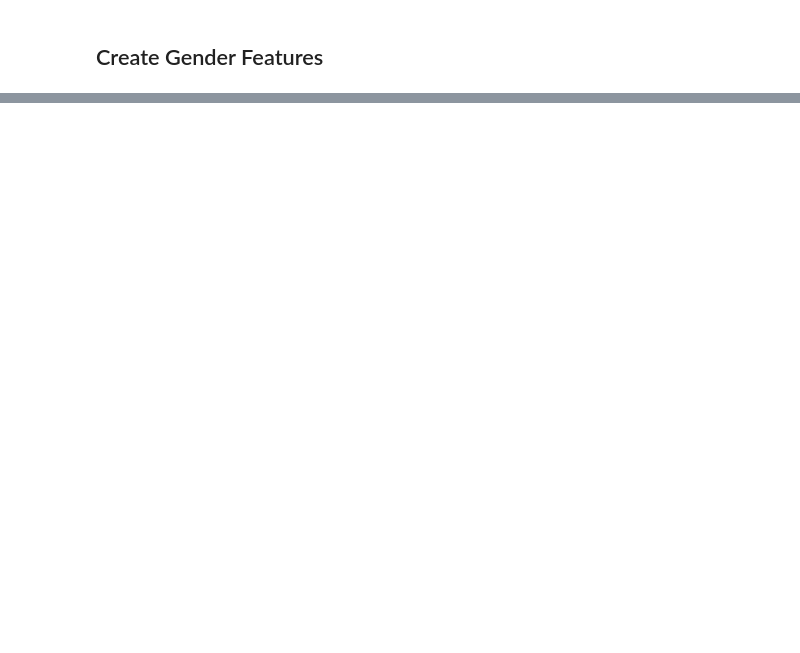
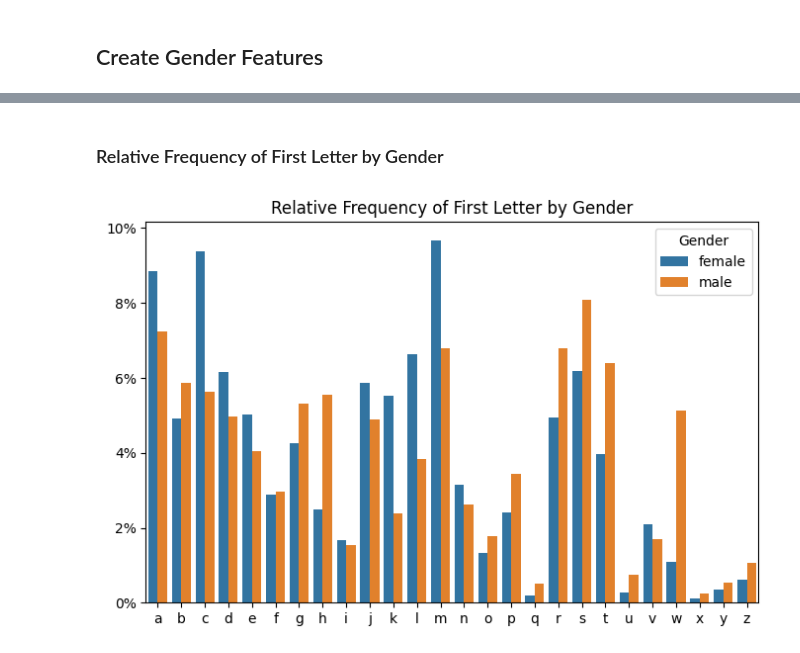
Before and after one commit to hellojohncruz/DATA-620, a Jupyter notebook: Project 3/names.ipynb, the cells around one changed output, grey strips where cells are left out. Drawn from its saved outputs; the diff is of its cells as text; code cells hidden in the pictures; blank space fills up the shorter version.

```diff
--- a/Project 3/names.ipynb
+++ b/Project 3/names.ipynb
@@ -60,0 +88,12 @@ def gender_features(name):
+# %%
+names_df['name'] = names_df['name'].str.lower()
+
+names_df['first_letter'] = names_df['name'].str[0]
+names_df['last_letter'] = names_df['name'].str[-1]
+names_df['first_two_letters'] = names_df['name'].str[:2]
+names_df['last_two_letters'] = names_df['name'].str[-2:]
+names_df['name_length'] = names_df['name'].str.len()
+
+def count_vowels(name):
+    return sum(1 for char in name.lower() if char in 'aeiou')
+names_df['vowel_count'] = names_df['name'].apply(count_vowels)
@@ -60,0 +116,18 @@ def gender_features(name):
+# %% [markdown]
+### Relative Frequency of First Letter by Gender
+# %%
+gender_counts = names_df.groupby(['gender', 'first_letter']).size().reset_index(name='count')
+gender_totals = gender_counts.groupby('gender')['count'].transform('sum')
+gender_counts['relative_frequency'] = gender_counts['count'] / gender_totals * 100
+
+plt.figure(figsize=(8, 5))
+ax = sns.barplot(x='first_letter', y='relative_frequency', hue='gender', data=gender_counts)
+ax.yaxis.set_major_formatter(FuncFormatter(lambda y, _: f'{y:.0f}%'))
+
+plt.title('Relative Frequency of First Letter by Gender')
+plt.xlabel('')
+plt.ylabel('')
+plt.legend(title='Gender')
+plt.show()
+# %% [output]
+[figure, added]
```
Also changed, not shown: parts of 14 cells of this notebook.
